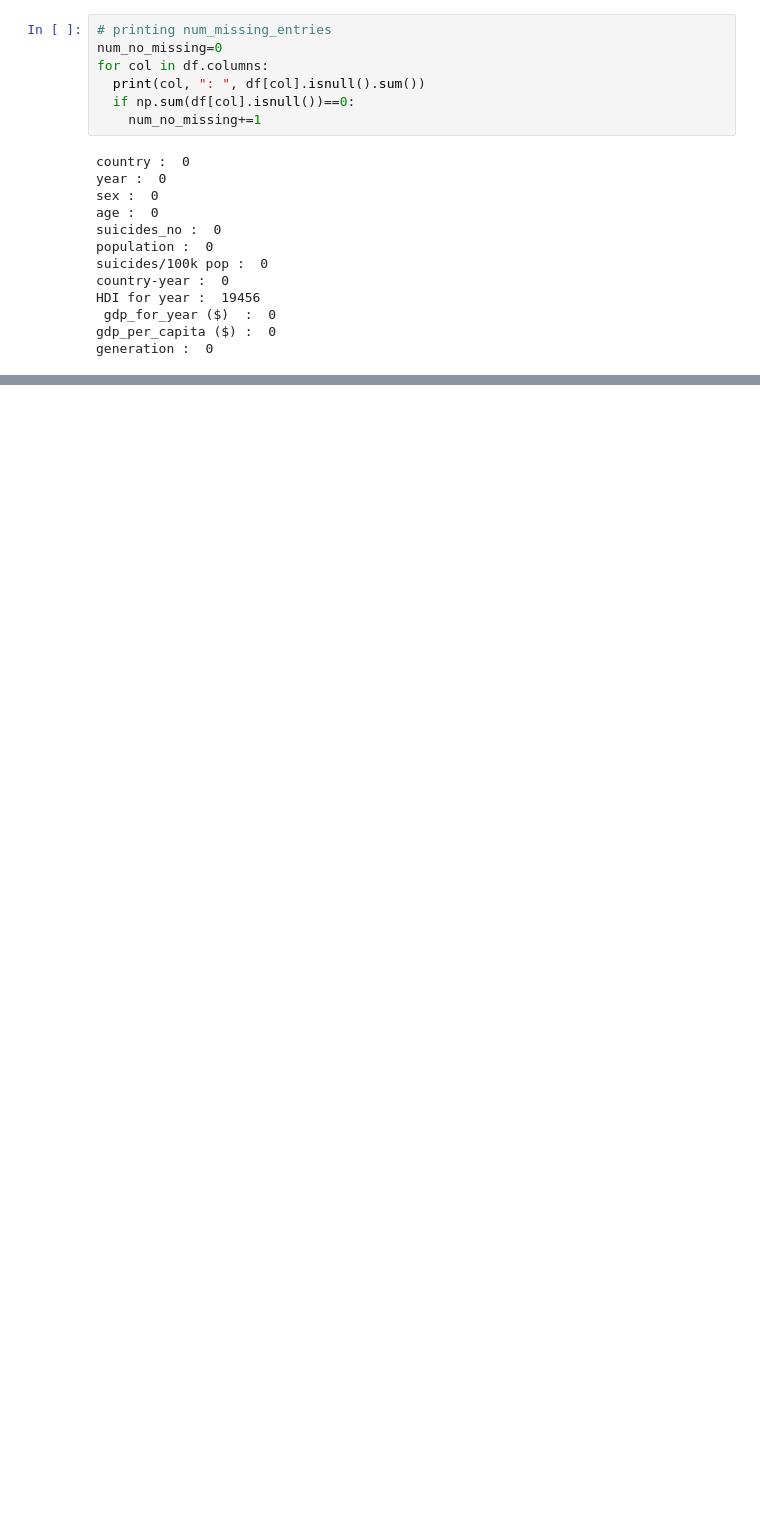
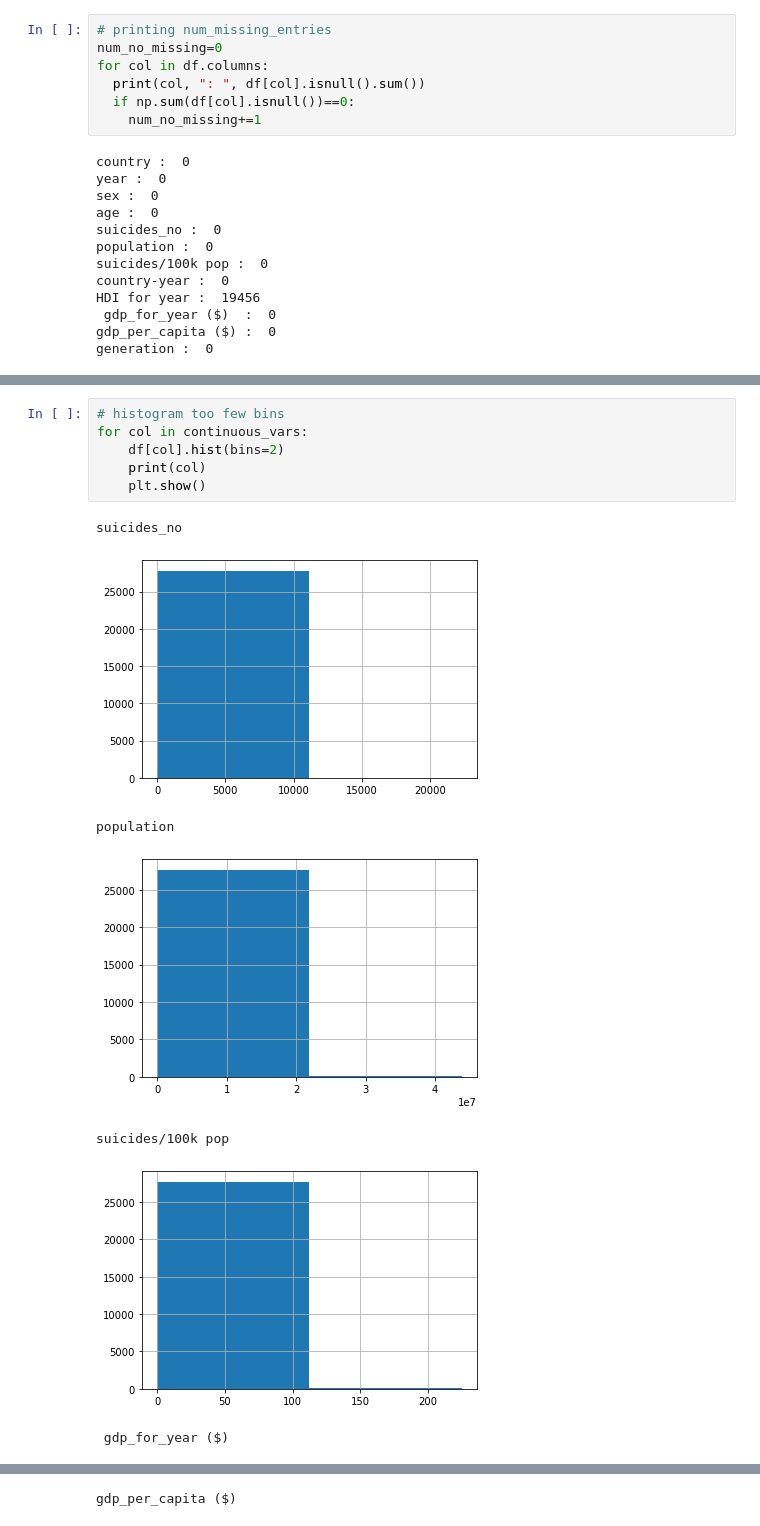
Before and after one commit to sheelfshah/sem3_iitb_material, a Jupyter notebook: ds203/assignment4/ds203_a4_q1.ipynb, the cells around one changed output, grey strips where cells are left out. Saved outputs shown, nothing was run; the diff lists cells and outputs as text; blank space fills up the shorter version.

```diff
--- a/ds203/assignment4/ds203_a4_q1.ipynb
+++ b/ds203/assignment4/ds203_a4_q1.ipynb
@@ -146,0 +235,14 @@ ModuleNotFoundError: No module named 'scipy'
+# %%
+# histogram too few bins
+for col in continuous_vars:
+    df[col].hist(bins=2)
+    print(col)
+    plt.show()
+# %% [output]
+suicides_no
+[figure, added]
+population
+[figure, added]
+suicides/100k pop
+[figure, added]
+ gdp_for_year ($)
@@ -146,0 +250 @@ ModuleNotFoundError: No module named 'scipy'
+gdp_per_capita ($)
```
Also changed, not shown: parts of 39 cells of this notebook, 10 other files.
